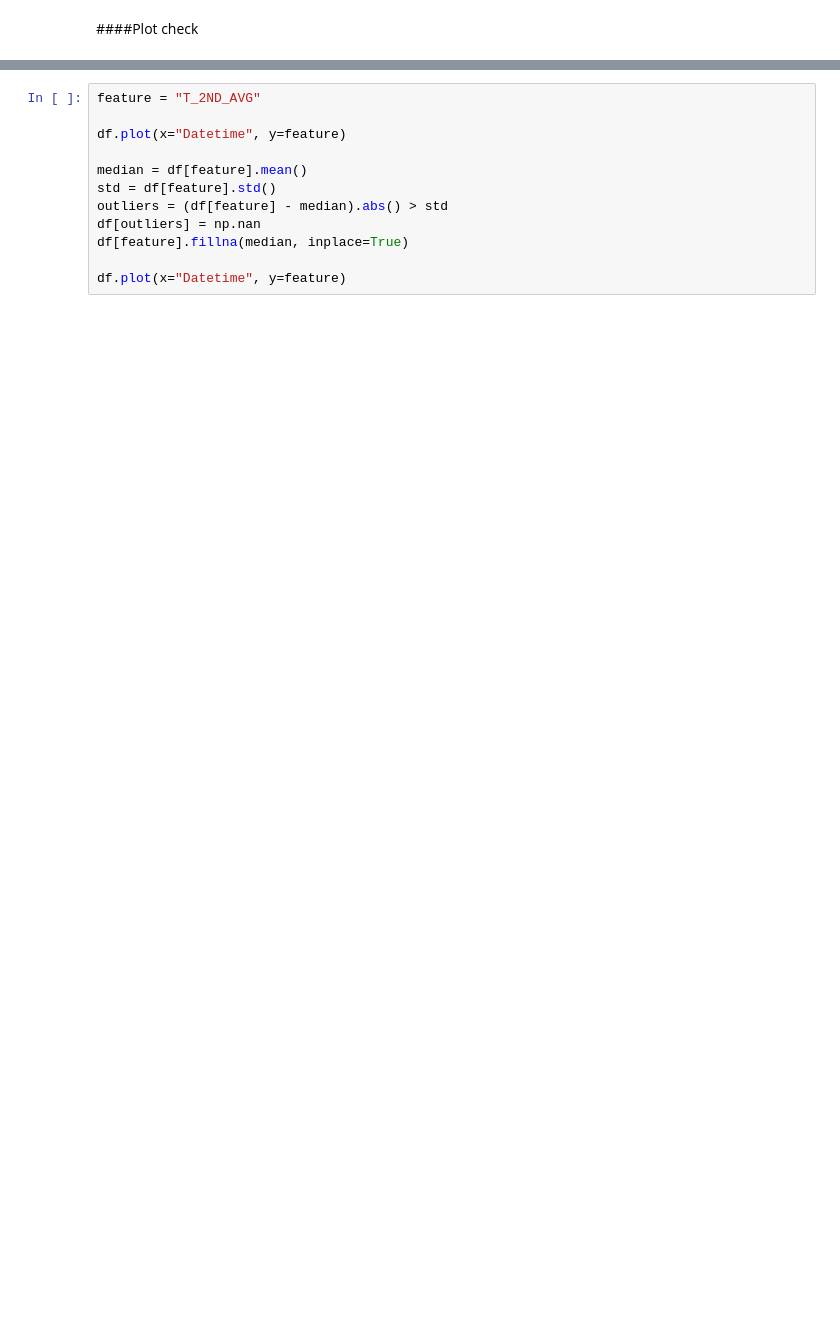
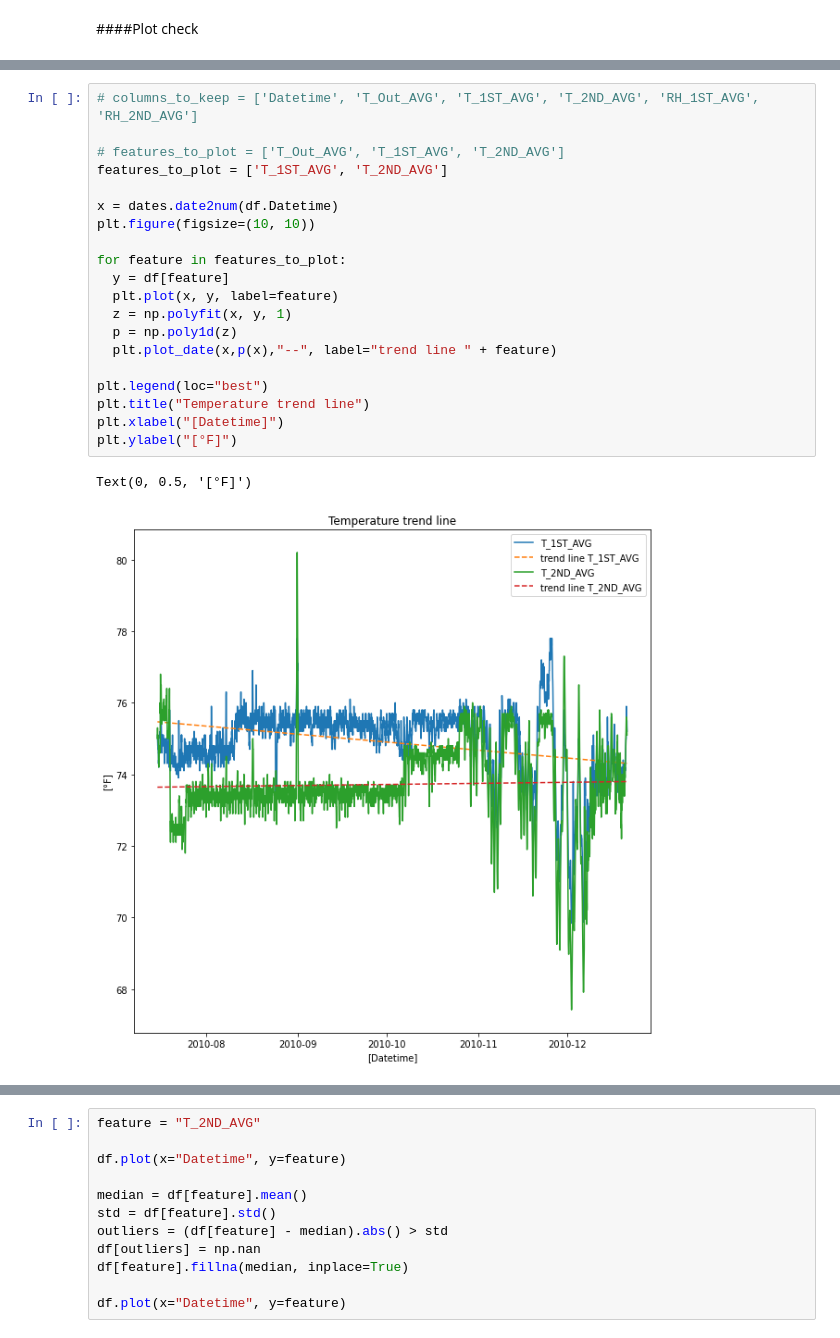
Before and after one commit to milanzongor/fault_detection_project, a Jupyter notebook: fault_detection_project.ipynb, the cells around one changed output, grey strips where cells are left out. Cells and saved outputs as stored; diff of their text form; blank space fills up the shorter version.

```diff
--- a/fault_detection_project.ipynb
+++ b/fault_detection_project.ipynb
@@ -362,0 +323,23 @@ for feature in df.columns:
+# %%
+# columns_to_keep = ['Datetime', 'T_Out_AVG', 'T_1ST_AVG', 'T_2ND_AVG', 'RH_1ST_AVG', 'RH_2ND_AVG']
+
+# features_to_plot = ['T_Out_AVG', 'T_1ST_AVG', 'T_2ND_AVG']
+features_to_plot = ['T_1ST_AVG', 'T_2ND_AVG']
+
+x = dates.date2num(df.Datetime)
+plt.figure(figsize=(10, 10))
+
+for feature in features_to_plot:
+  y = df[feature]
+  plt.plot(x, y, label=feature)
+  z = np.polyfit(x, y, 1)
+  p = np.poly1d(z)
+  plt.plot_date(x,p(x),"--", label="trend line " + feature)
+
+plt.legend(loc="best")
+plt.title("Temperature trend line")
+plt.xlabel("[Datetime]")
+plt.ylabel("[°F]")
+# %% [output]
+Text(0, 0.5, '[°F]')
+[figure, added]
```
Also changed, not shown: parts of 42 cells of this notebook.
